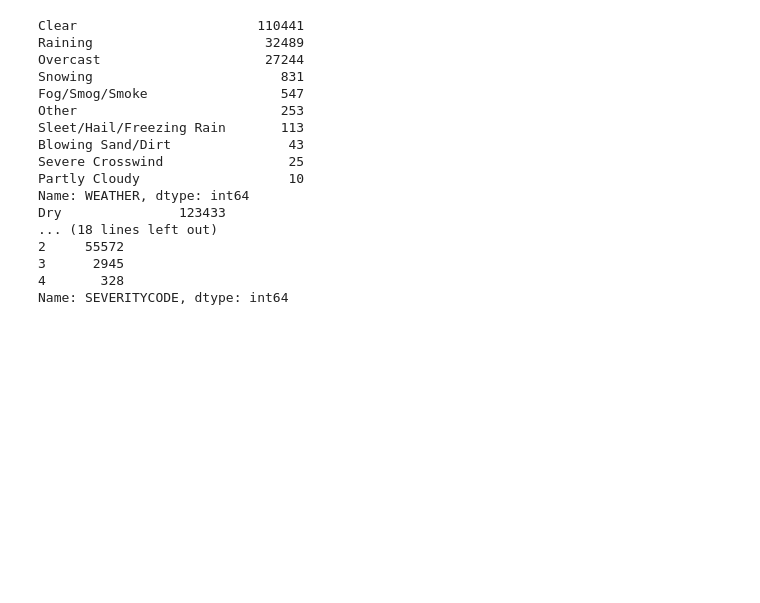
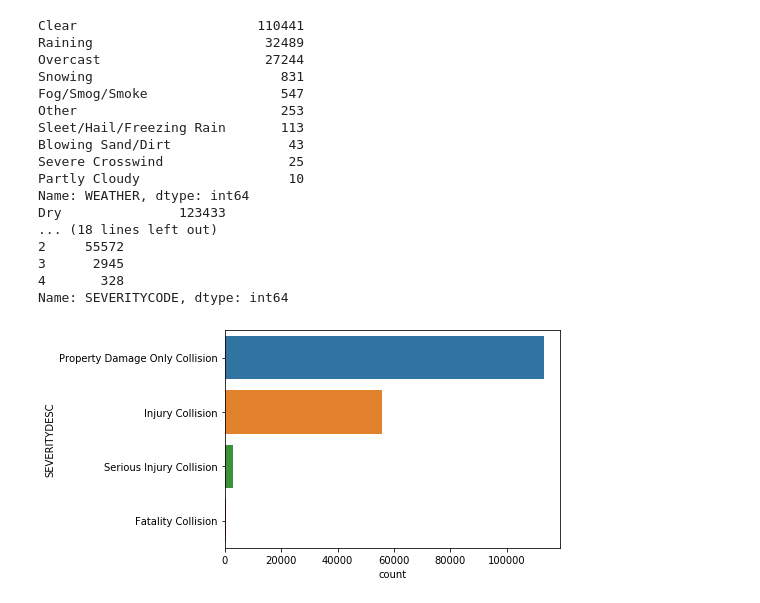
Before and after one commit to AARINDAM/Coursera_Capstone, a Jupyter notebook: Accident Prediction.ipynb, the cells around one changed output. Saved outputs shown, nothing was run; the diff lists cells and outputs as text; code cells hidden in the pictures; blank space fills up the shorter version.

```diff
--- a/Accident Prediction.ipynb
+++ b/Accident Prediction.ipynb
@@ -389,3 +373,7 @@ Dry               123433
 3      2945
 4       328
 Name: SEVERITYCODE, dtype: int64
+# %%
+ax = sn.countplot(y="SEVERITYDESC", data=df)
+# %% [output]
+[figure, added]
```
Also changed, not shown: parts of 55 cells of this notebook.
